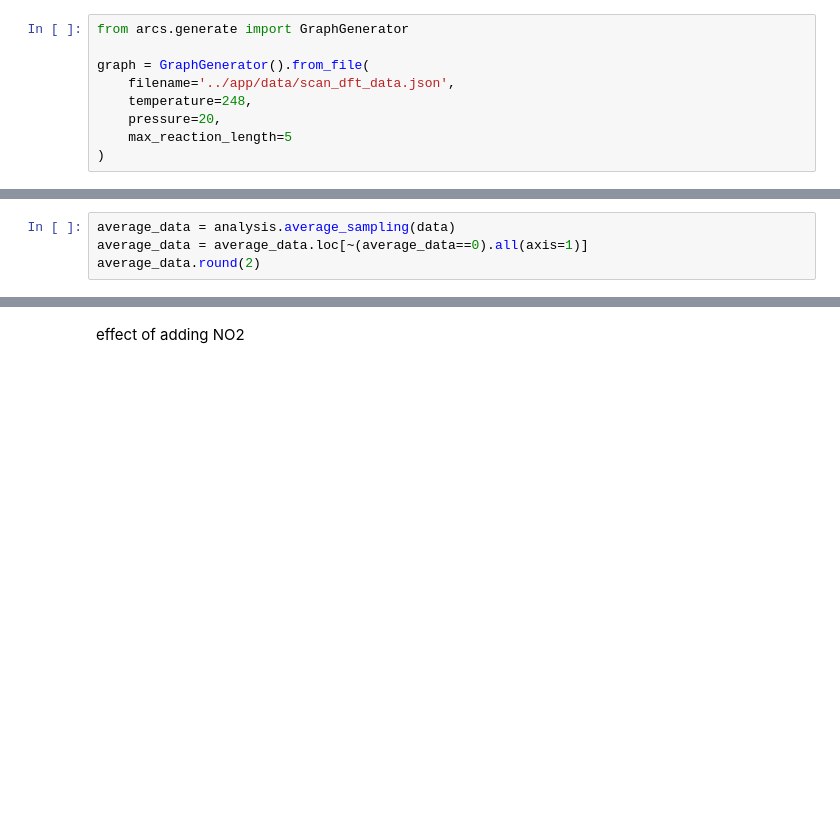
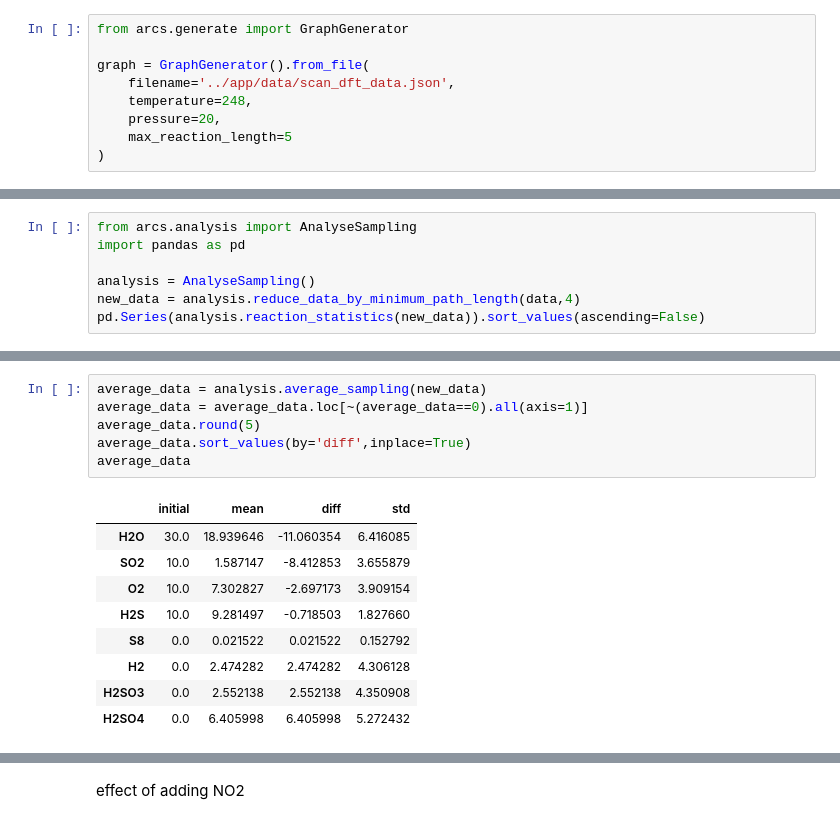
Before and after one commit to equinor/arcs, a Jupyter notebook: examples/example1.ipynb, the cells around one changed output, grey strips where cells are left out. Saved outputs shown, nothing was run; the diff lists cells and outputs as text; blank space fills up the shorter version.

```diff
--- a/examples/example1.ipynb
+++ b/examples/example1.ipynb
@@ -90,0 +70,7 @@ pd.Series(analysis.reaction_statistics(data)).sort_values(ascending=False)
+# %%
+from arcs.analysis import AnalyseSampling
+import pandas as pd
+
+analysis = AnalyseSampling()
+new_data = analysis.reduce_data_by_minimum_path_length(data,4)
+pd.Series(analysis.reaction_statistics(new_data)).sort_values(ascending=False)
@@ -91,7 +91,19 @@ pd.Series(analysis.reaction_statistics(data)).sort_values(ascending=False)
 # %%
-average_data = analysis.average_sampling(data)
+average_data = analysis.average_sampling(new_data)
 average_data = average_data.loc[~(average_data==0).all(axis=1)]
-average_data.round(2)
+average_data.round(5)
+average_data.sort_values(by='diff',inplace=True)
+average_data
+# %% [output]
+|  | initial | mean | diff | std |
+| H2O | 30.0 | 18.939646 | -11.060354 | 6.416085 |
+| SO2 | 10.0 | 1.587147 | -8.412853 | 3.655879 |
+| O2 | 10.0 | 7.302827 | -2.697173 | 3.909154 |
+| H2S | 10.0 | 9.281497 | -0.718503 | 1.827660 |
+| S8 | 0.0 | 0.021522 | 0.021522 | 0.152792 |
+| H2 | 0.0 | 2.474282 | 2.474282 | 4.306128 |
+| H2SO3 | 0.0 | 2.552138 | 2.552138 | 4.350908 |
+| H2SO4 | 0.0 | 6.405998 | 6.405998 | 5.272432 |
 # %%
 import seaborn as sns
 import matplotlib.pyplot as plt
```
Also changed, not shown: parts of 19 cells of this notebook, 3 other files.
